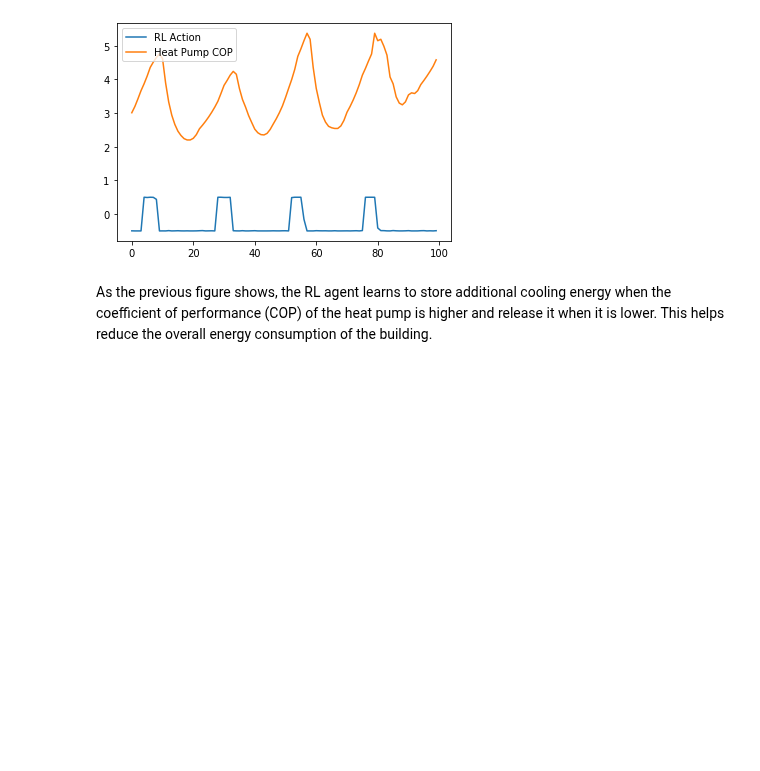
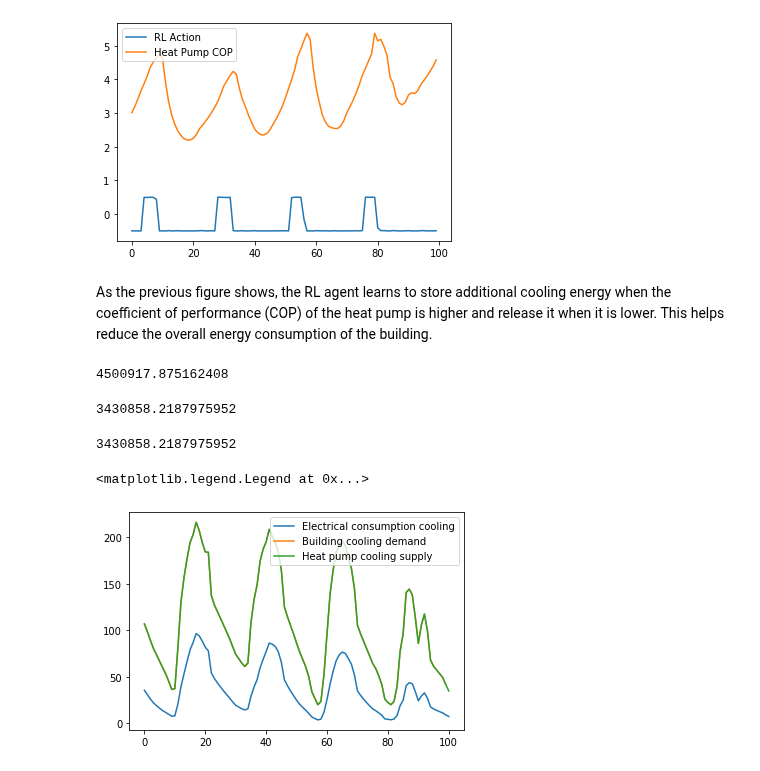
Before and after one commit to intelligent-environments-lab/CityLearn, a Jupyter notebook: main.ipynb, the cells around one changed output. Drawn from its saved outputs; the diff is of its cells as text; code cells hidden in the pictures; blank space fills up the shorter version.

Commit message:
dones mask update and rule based controller example

```diff
--- a/main.ipynb
+++ b/main.ipynb
@@ -36,10 +36,10 @@ This main file originally contains the implementation of a DDPG RL agent to cont
 # %%
 #Use only one building for SINGLE AGENT environment, unmark multiple building IDs to simulate MULTI-AGENT environment. In the multi-agent environment
 #the reward of each agent depend partially on the actions of the other agents or buildings (see reward_function.py)
-building_ids = [4]#, 5, 9, 16, 21, 26, 33, 36, 49, 59]
+building_ids = [8]#, 5, 9, 16, 21, 26, 33, 36, 49, 59]
 # %%
-#Building the RL environment with heating and cooling loads and weather files
 '''
+Building the RL environment with heating and cooling loads and weather files
 CityLearn
     Weather file
     Buildings
@@ -64,7 +64,7 @@ for uid in building_ids:
     cooling_tank[uid] = EnergyStorage(capacity = 9e12, loss_coeff = loss_factor)
     buildings.append(Building(uid, heating_storage = heat_tank[uid], cooling_storage = cooling_tank[uid], heating_device = heat_pump[uid], cooling_device = heat_pump[uid]))
     buildings[-1].state_space(np.array([24.0, 40.0, 1.001]), np.array([1.0, 17.0, -0.001]))
-    buildings[-1].action_space(np.array([0.5]), np.array([-0.5]))
+    buildings[-1].action_space(np.array([0.33]), np.array([-0.33]))
 
 building_loader(demand_file, weather_file, buildings)
 auto_size(buildings, t_target_heating = 45, t_target_cooling = 10)
@@ -174,3 +156,45 @@ plt.legend(['RL Action','Heat Pump COP'])
 [figure]
 # %% [markdown]
 As the previous figure shows, the RL agent learns to store additional cooling energy when the coefficient of performance (COP) of the heat pump is higher and release it when it is lower. This helps reduce the overall energy consumption of the building.
+# %%
+#NO STORAGE
+env.reset()
+done = False
+while not done:
+    _, _, done, _ = env.step([[0]])
+cost_no_es = env.cost()
+# %%
+cost_no_es
+# %% [output]
+4500917.875162408
+# %%
+#RBC CONTROLLER
+from agent import RBC_Agent
+
+#Instantiatiing the control agent(s)
+agents = RBC_Agent()
+
+state = env.reset()
+done = False
+while not done:
+    action = agents.select_action(state[0])
+    next_state, _, done, _ = env.step([action])
+    state = next_state
+cost_rbc = env.cost()
+# %%
+cost_rbc
+# %% [output]
+3430858.2187975952
+# %%
+cost_rbc
+# %% [output]
+3430858.2187975952
+# %%
+#Plots for the last 100 hours of the simulation
+plt.plot(env.buildings[0].cooling_device.electrical_consumption_cooling[2400:])
+plt.plot(env.buildings[0].sim_results['cooling_demand'][3500:6000].values[2400:])
+plt.plot(env.buildings[0].cooling_device.cooling_supply[2400:])
+plt.legend(['Electrical consumption cooling','Building cooling demand','Heat pump cooling supply'])
+# %% [output]
+<matplotlib.legend.Legend at 0x...>
+[figure, added]
```
Also changed, not shown: parts of 9 cells of this notebook, 3 other files.
